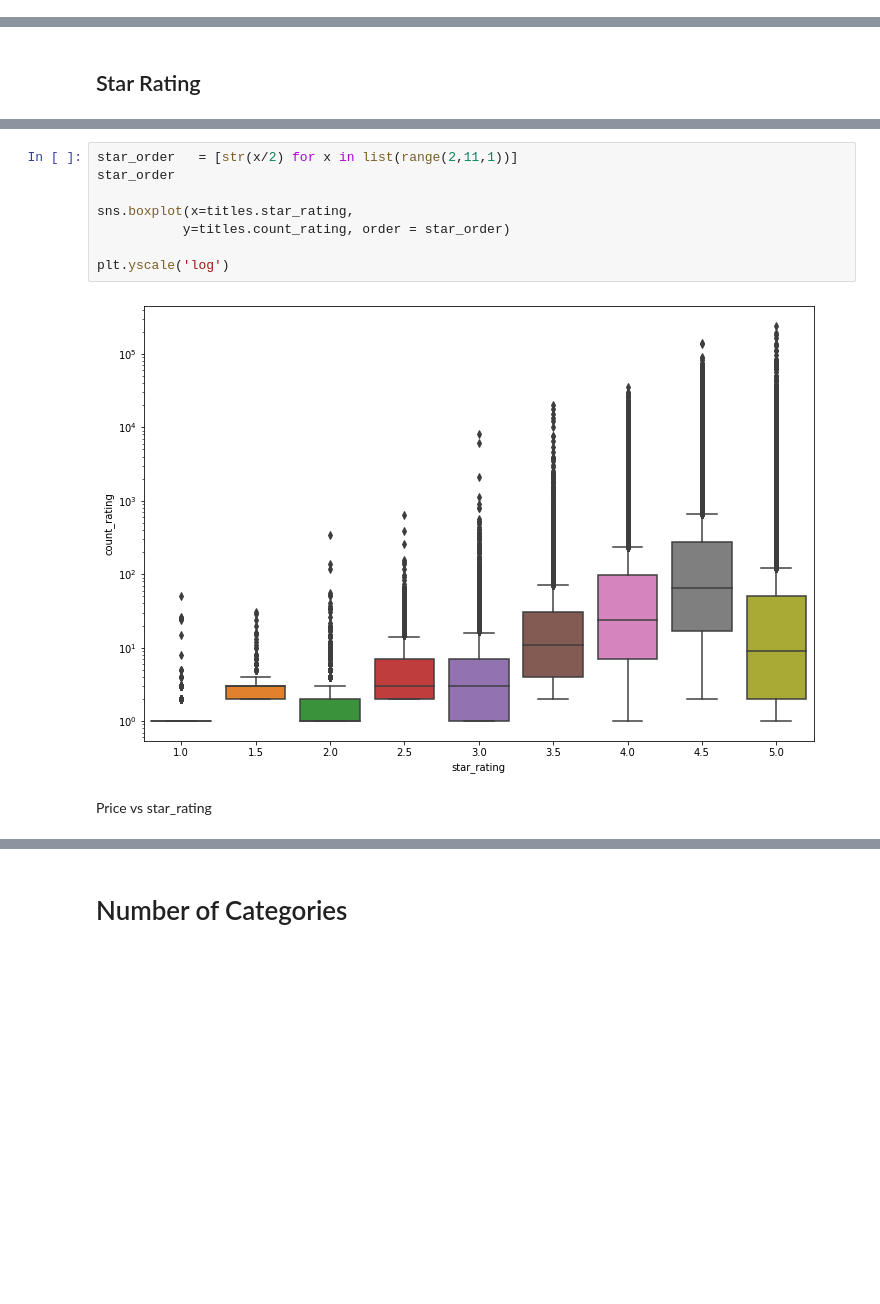
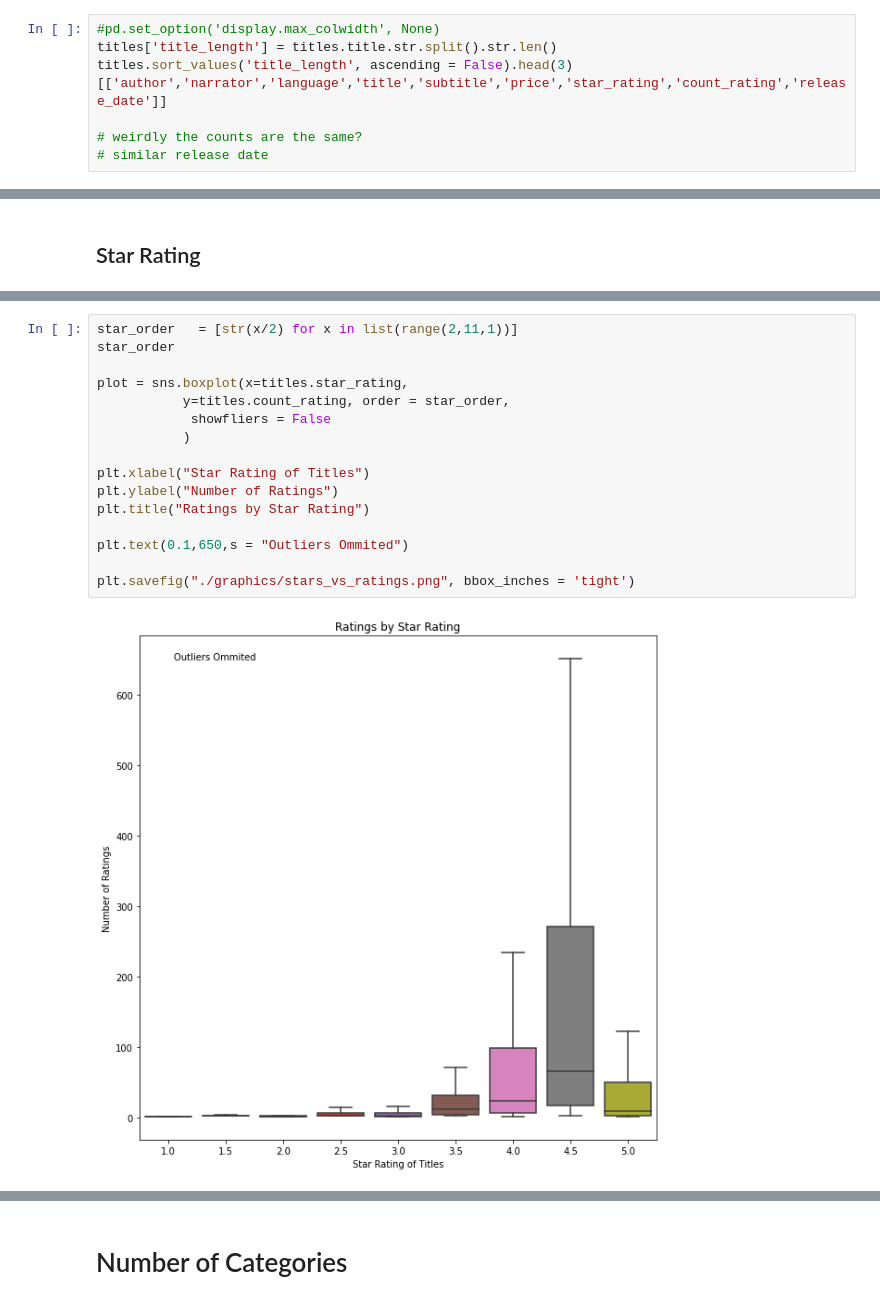
Before and after one commit to jwelch1123/finding_the_tree_in_the_forest, a Jupyter notebook: Data_Analysis.ipynb, the cells around one changed output, grey strips where cells are left out. Saved outputs shown, nothing was run; the diff lists cells and outputs as text; blank space fills up the shorter version.

```diff
--- a/Data_Analysis.ipynb
+++ b/Data_Analysis.ipynb
@@ -948,0 +1172,7 @@ titles[titles.title == 'A Promised Land'].head(1)
+# %%
+#pd.set_option('display.max_colwidth', None)
+titles['title_length'] = titles.title.str.split().str.len()
+titles.sort_values('title_length', ascending = False).head(3)[['author','narrator','language','title','subtitle','price','star_rating','count_rating','release_date']]
+
+# weirdly the counts are the same?
+# similar release date
@@ -961,15 +1200,21 @@ plt.savefig("./graphics/hist_stars.png", bbox_inches = 'tight')
 # %%
 star_order   = [str(x/2) for x in list(range(2,11,1))]
 star_order
 
-sns.boxplot(x=titles.star_rating,
-           y=titles.count_rating, order = star_order)
+plot = sns.boxplot(x=titles.star_rating,
+           y=titles.count_rating, order = star_order,
+            showfliers = False
+           )
 
-plt.yscale('log')
+plt.xlabel("Star Rating of Titles")
+plt.ylabel("Number of Ratings")
+plt.title("Ratings by Star Rating")
+
+plt.text(0.1,650,s = "Outliers Ommited")
+
+plt.savefig("./graphics/stars_vs_ratings.png", bbox_inches = 'tight')
 # %% [output]
-[figure, old version]
+[figure, new version]
-# %% [markdown]
-Price vs star_rating
 # %%
 star_order   = [str(x/2) for x in list(range(2,11,1))]
 star_order
```
Also changed, not shown: parts of 117 cells of this notebook, 13 other files.
